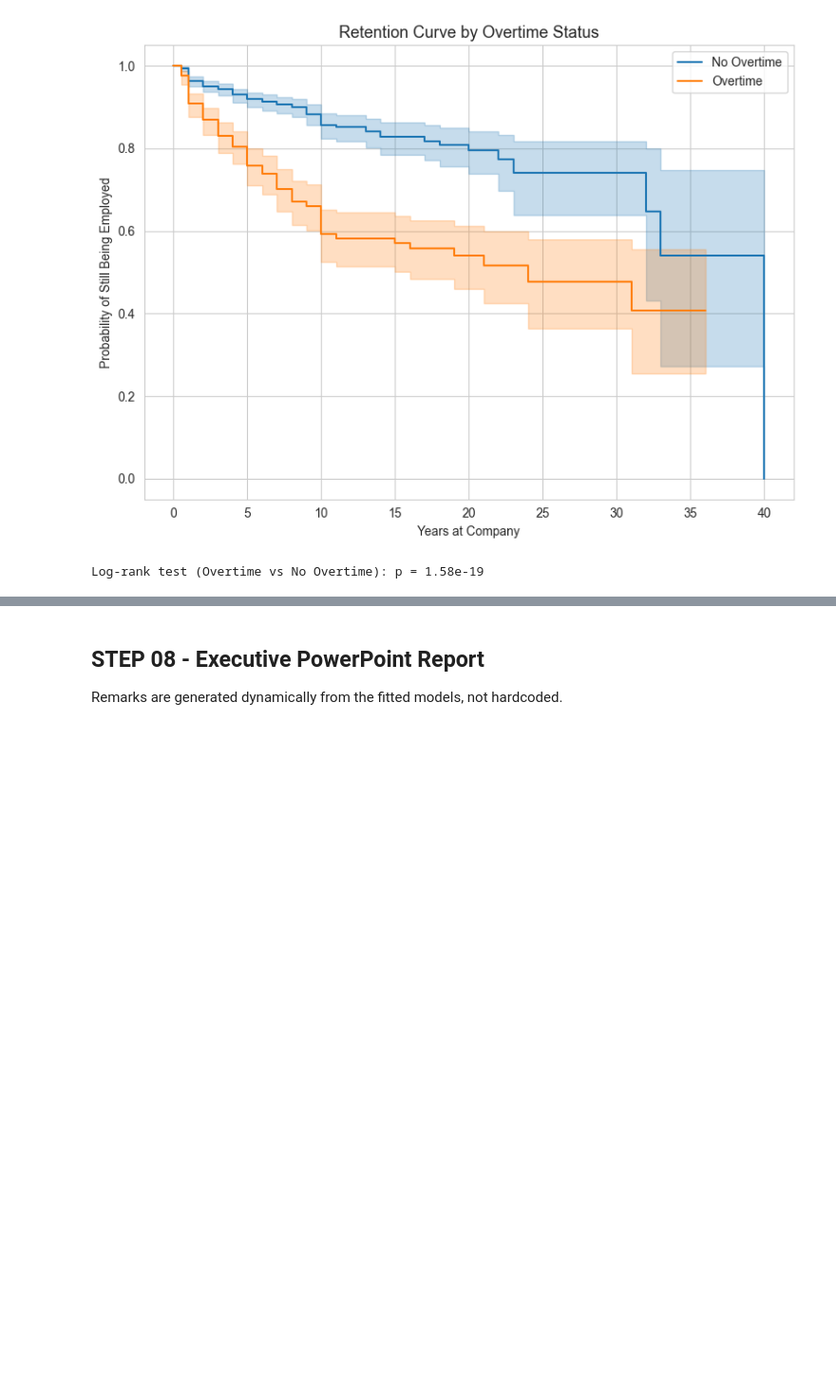
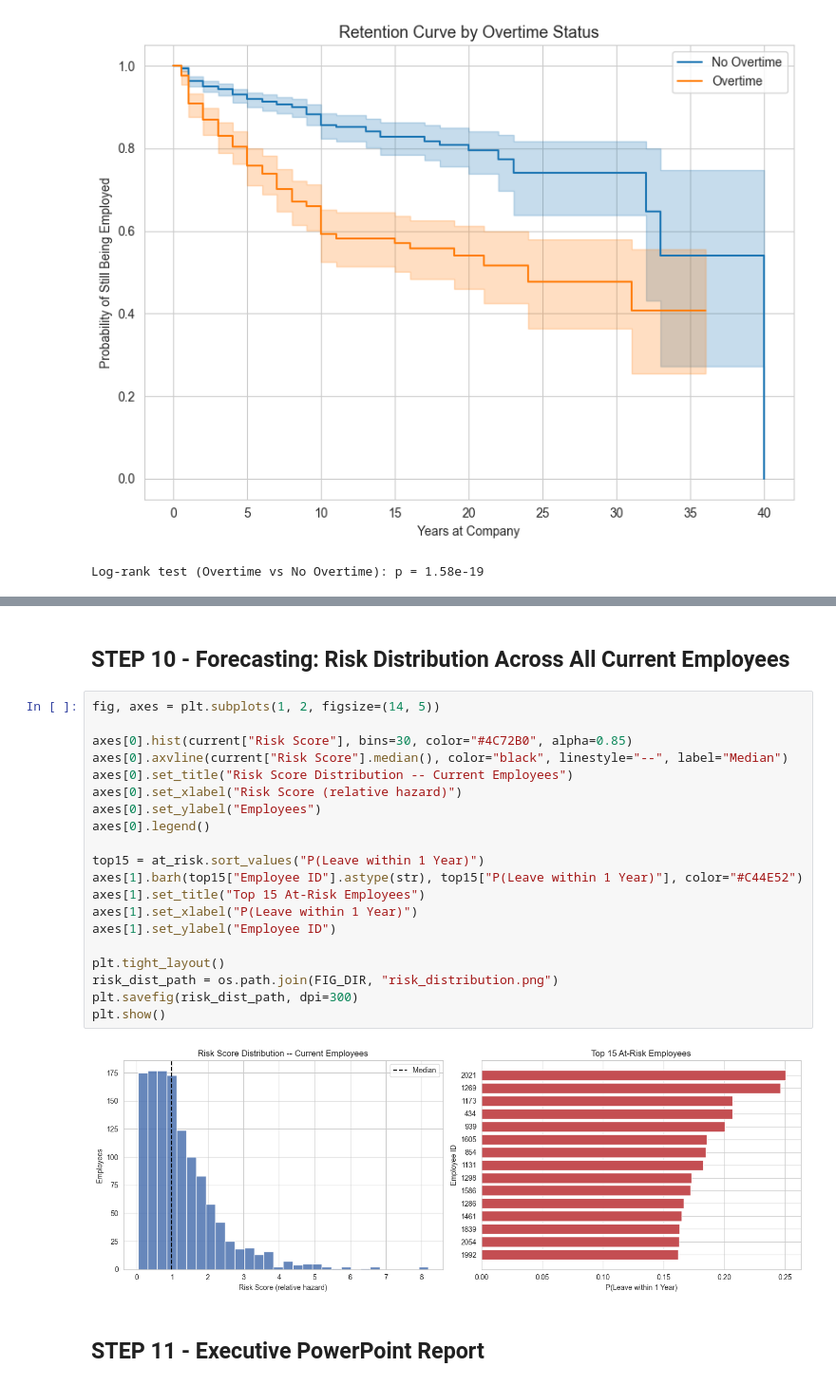
Before and after one commit to Nickwisely97/Code-Portofolio, a Jupyter notebook: Project/Forecasting & Predictive Modeling/Headcount Attrition - Survival Analysis/code/hr_attrition_analysis.ipynb, the cells around one changed output, grey strips where cells are left out. Shown at 95% size. Drawn from its saved outputs; the diff is of its cells as text; blank space fills up the shorter version.

```diff
--- a/Project/Forecasting & Predictive Modeling/Headcount Attrition - Survival Analysis/code/hr_attrition_analysis.ipynb
+++ b/Project/Forecasting & Predictive Modeling/Headcount Attrition - Survival Analysis/code/hr_attrition_analysis.ipynb
@@ -406,4 +313,26 @@ display(at_risk_display.round(2))
+# %% [markdown]
+## STEP 10 - Forecasting: Risk Distribution Across All Current Employees
+# %%
+fig, axes = plt.subplots(1, 2, figsize=(14, 5))
+
+axes[0].hist(current["Risk Score"], bins=30, color="#4C72B0", alpha=0.85)
+axes[0].axvline(current["Risk Score"].median(), color="black", linestyle="--", label="Median")
+axes[0].set_title("Risk Score Distribution -- Current Employees")
+axes[0].set_xlabel("Risk Score (relative hazard)")
+axes[0].set_ylabel("Employees")
+axes[0].legend()
+
+top15 = at_risk.sort_values("P(Leave within 1 Year)")
+axes[1].barh(top15["Employee ID"].astype(str), top15["P(Leave within 1 Year)"], color="#C44E52")
+axes[1].set_title("Top 15 At-Risk Employees")
+axes[1].set_xlabel("P(Leave within 1 Year)")
+axes[1].set_ylabel("Employee ID")
+
+plt.tight_layout()
+risk_dist_path = os.path.join(FIG_DIR, "risk_distribution.png")
+plt.savefig(risk_dist_path, dpi=300)
+plt.show()
+# %% [output]
+[figure, added]
 # %% [markdown]
-## STEP 08 - Executive PowerPoint Report
-
-Remarks are generated dynamically from the fitted models, not hardcoded.
+## STEP 11 - Executive PowerPoint Report
```
Also changed, not shown: parts of 34 cells of this notebook, 11 other files.
